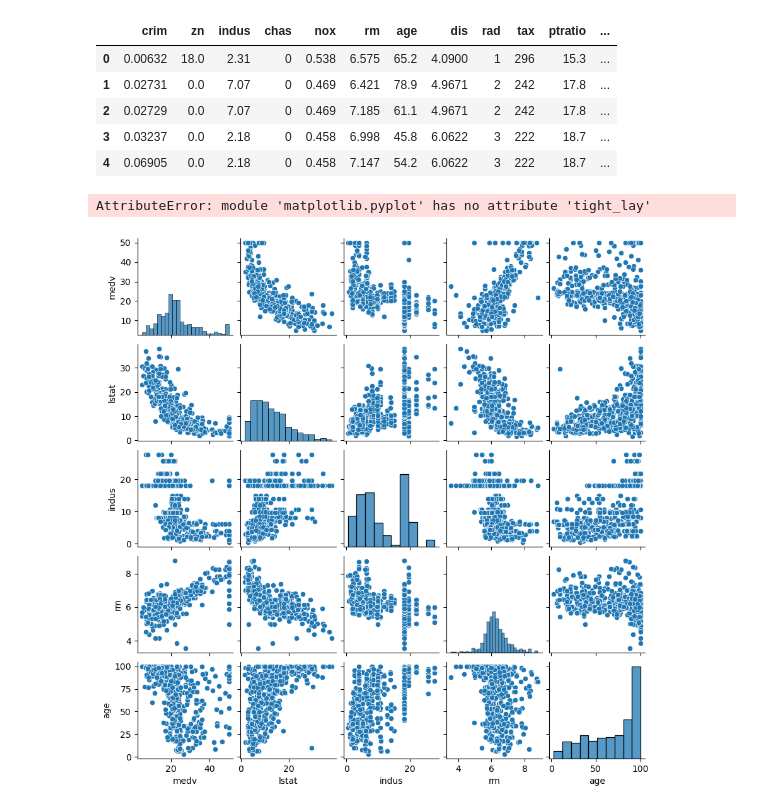
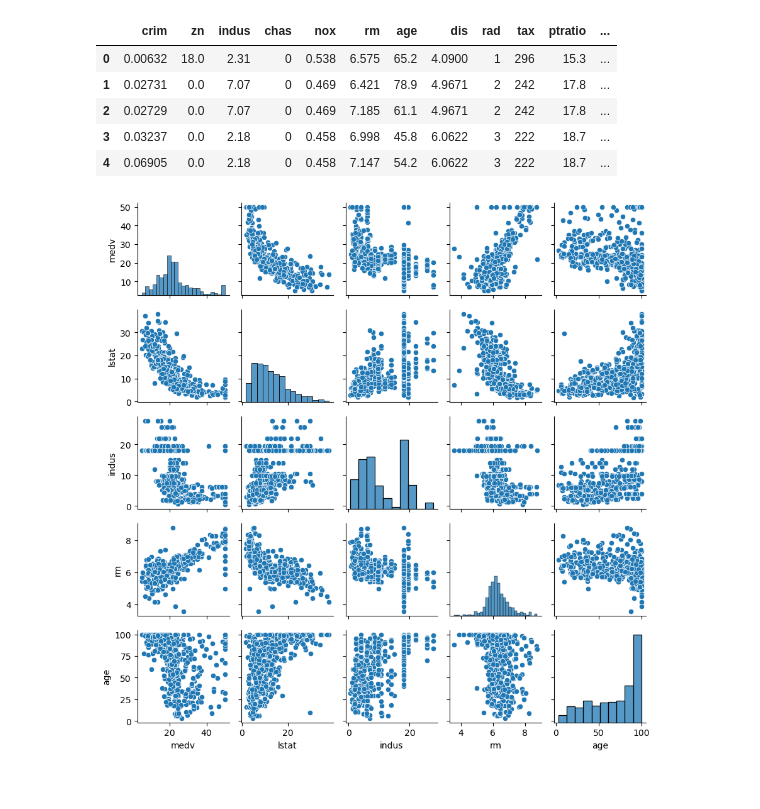
Before and after one commit to midwayjona/Econometria, a Jupyter notebook: notebooks/Regresiones.ipynb, the cells around one changed output. Cells and saved outputs as stored; diff of their text form; code cells hidden in the pictures.

```diff
--- a/notebooks/Regresiones.ipynb
+++ b/notebooks/Regresiones.ipynb
@@ -83,7 +66,6 @@ dataset.head()
 # %%
 cols= ['medv', 'lstat', 'indus', 'rm', 'age']
 sns.pairplot(dataset[cols], palette='coolwarm', height=1.8)
-plt.tight_lay()
+plt.tight_layout()
 # %% [output]
-AttributeError: module 'matplotlib.pyplot' has no attribute 'tight_lay'
-[figure, old version]
+[figure, new version]
```
Also changed, not shown: parts of 4 cells of this notebook.
